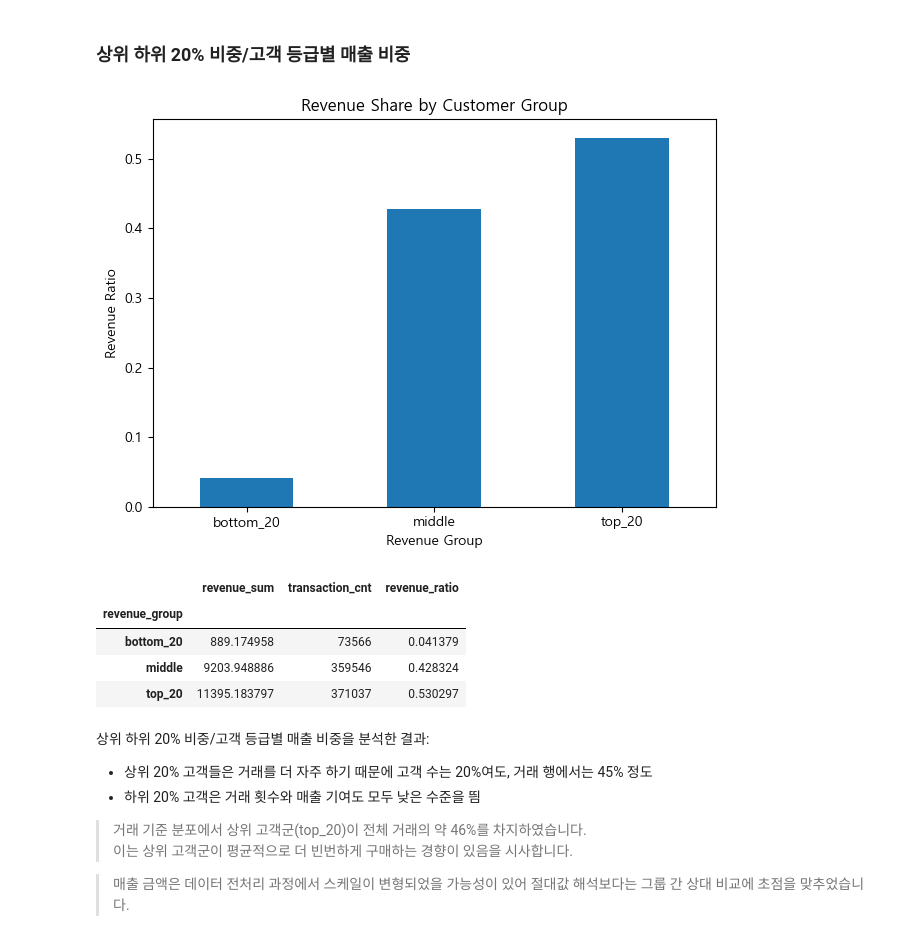
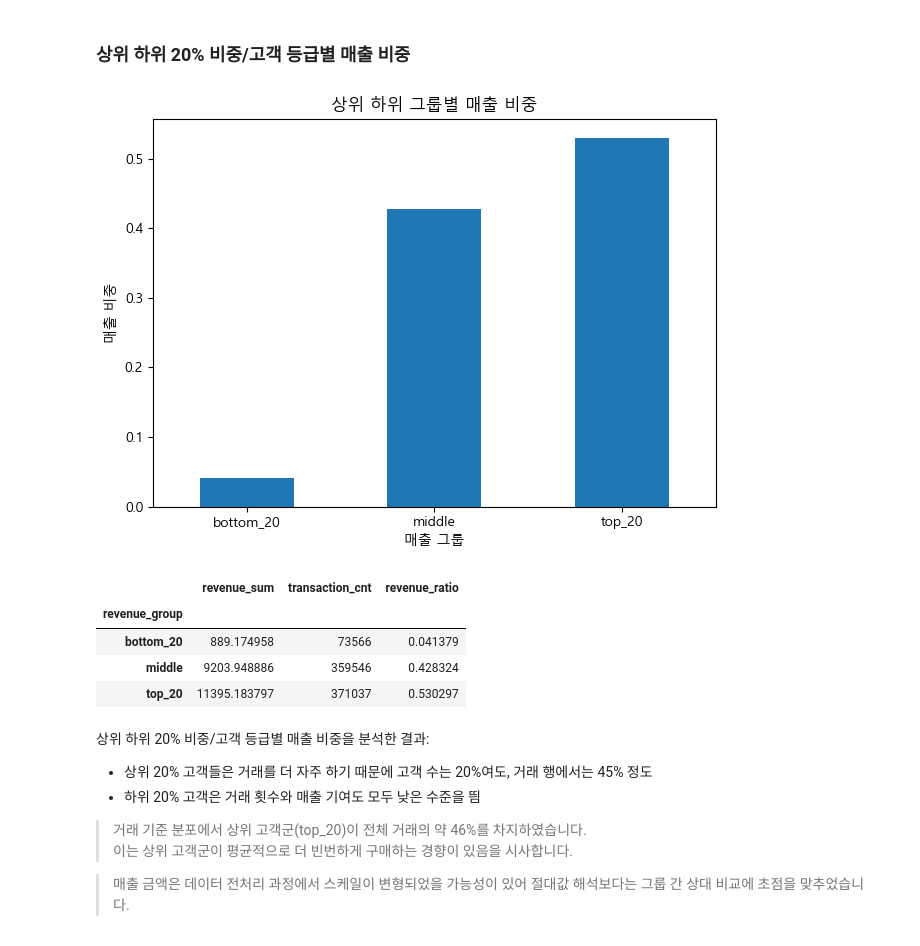
Before and after one commit to leegolem/data-commando-project, a Jupyter notebook: notebooks/member2/3. Analyze_try5_total.ipynb, the cells around one changed output. Saved outputs shown, nothing was run; the diff lists cells and outputs as text; code cells hidden in the pictures.

```diff
--- a/notebooks/member2/3. Analyze_try5_total.ipynb
+++ b/notebooks/member2/3. Analyze_try5_total.ipynb
@@ -470,16 +493,16 @@ revenue_group_overview["revenue_ratio"] = (
 )
 # %%
 revenue_group_overview["revenue_ratio"].plot(kind="bar")
-plt.title("Revenue Share by Customer Group")
-plt.xlabel("Revenue Group")
-plt.ylabel("Revenue Ratio")
+plt.title("상위 하위 그룹별 매출 비중")
+plt.xlabel("매출 그룹")
+plt.ylabel("매출 비중")
 plt.xticks(rotation=0)
 plt.tight_layout()
 plt.show()
 
 revenue_group_overview
 # %% [output]
-[figure, old version]
+[figure, new version]
 |  | revenue_sum | transaction_cnt | revenue_ratio |
 | revenue_group |  |  |  |
 | bottom_20 | 889.174958 | 73566 | 0.041379 |
```
Also changed, not shown: parts of 18 cells of this notebook.
